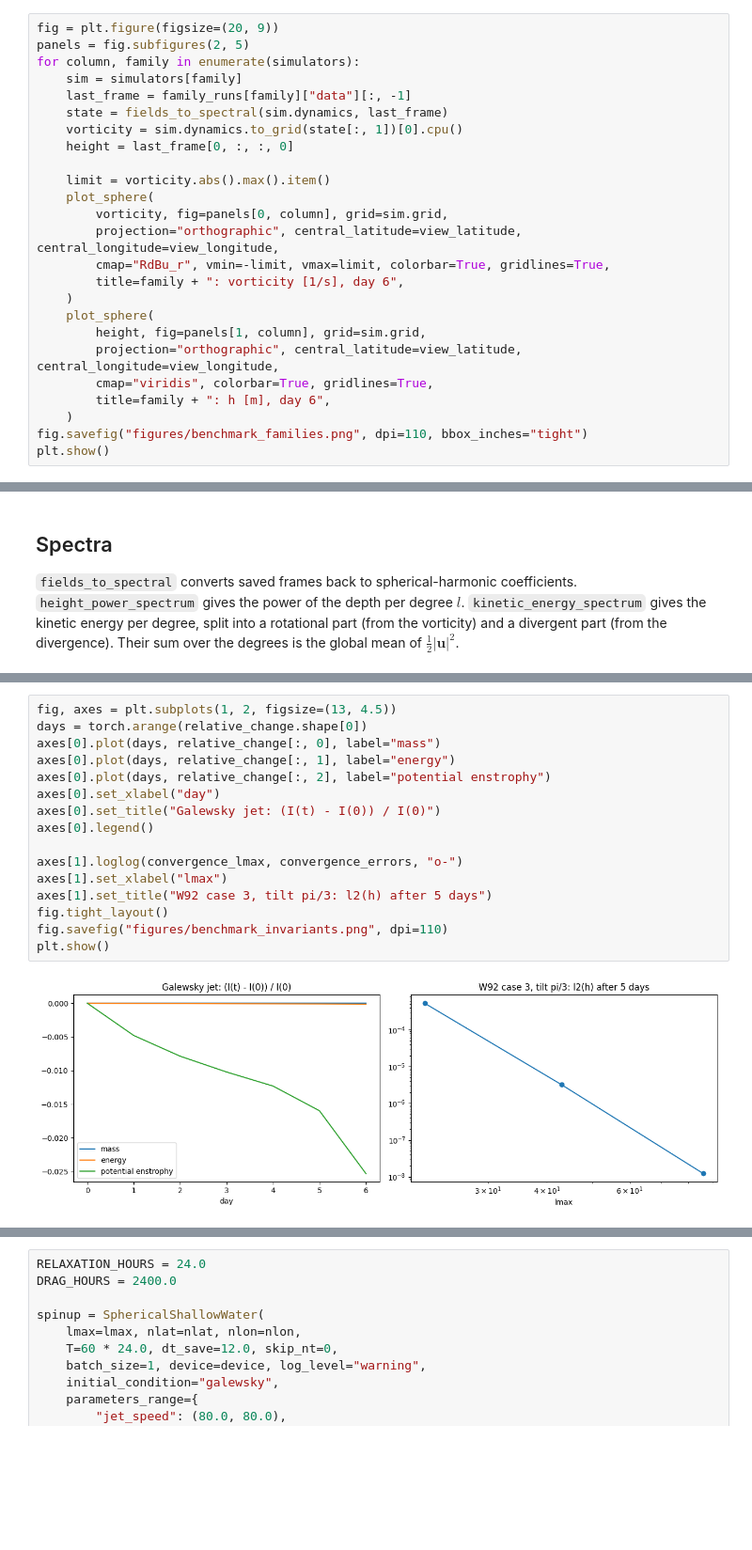
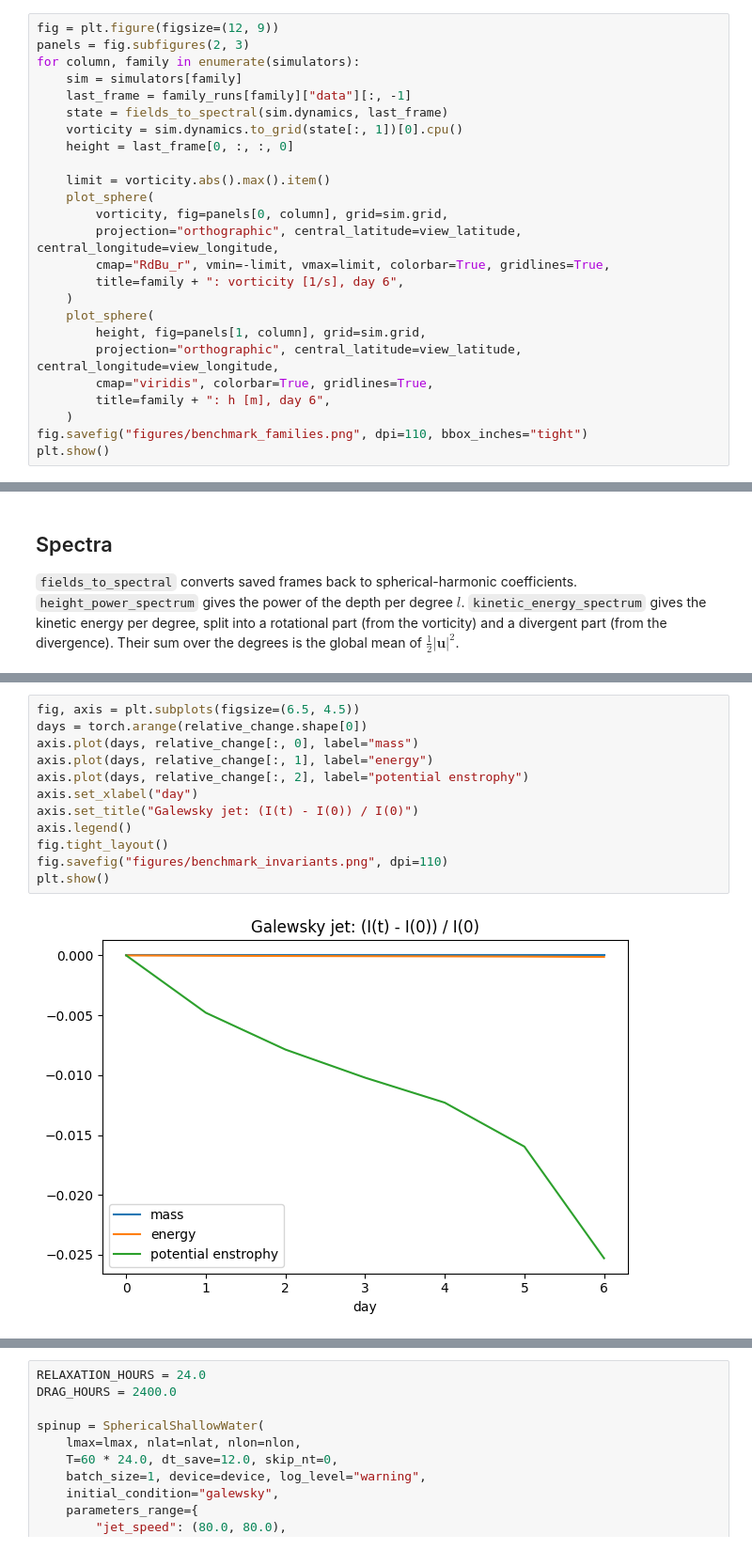
Before and after one commit to alan-turing-institute/autosim, a Jupyter notebook: examples/experimental/01_05_spherical_shallow_water_benchmark.ipynb, the cells around one changed output, grey strips where cells are left out. Shown at 94% size. Drawn from its saved outputs; the diff is of its cells as text; blank space fills up the shorter version.

```diff
--- a/examples/experimental/01_05_spherical_shallow_water_benchmark.ipynb
+++ b/examples/experimental/01_05_spherical_shallow_water_benchmark.ipynb
@@ -139,8 +107,8 @@ shamir_paldor (1, 7, 64, 128, 3)
 mountain (1, 7, 64, 128, 3)
 era5 (1, 7, 64, 128, 3)
 # %%
-fig = plt.figure(figsize=(20, 9))
-panels = fig.subfigures(2, 5)
+fig = plt.figure(figsize=(12, 9))
+panels = fig.subfigures(2, 3)
 for column, family in enumerate(simulators):
     sim = simulators[family]
     last_frame = family_runs[family]["data"][:, -1]
@@ -277,21 +203,17 @@ lmax =  86: l2(h) after 5 days = 1.23e-08
 # %%
-fig, axes = plt.subplots(1, 2, figsize=(13, 4.5))
+fig, axis = plt.subplots(figsize=(6.5, 4.5))
 days = torch.arange(relative_change.shape[0])
-axes[0].plot(days, relative_change[:, 0], label="mass")
-axes[0].plot(days, relative_change[:, 1], label="energy")
-axes[0].plot(days, relative_change[:, 2], label="potential enstrophy")
-axes[0].set_xlabel("day")
-axes[0].set_title("Galewsky jet: (I(t) - I(0)) / I(0)")
-axes[0].legend()
-
-axes[1].loglog(convergence_lmax, convergence_errors, "o-")
-axes[1].set_xlabel("lmax")
-axes[1].set_title("W92 case 3, tilt pi/3: l2(h) after 5 days")
+axis.plot(days, relative_change[:, 0], label="mass")
+axis.plot(days, relative_change[:, 1], label="energy")
+axis.plot(days, relative_change[:, 2], label="potential enstrophy")
+axis.set_xlabel("day")
+axis.set_title("Galewsky jet: (I(t) - I(0)) / I(0)")
+axis.legend()
 fig.tight_layout()
 fig.savefig("figures/benchmark_invariants.png", dpi=110)
 plt.show()
 # %% [output]
-[figure, old version]
+[figure, new version]
 # %% [markdown]
 ## Forced-dissipative regime
 
```
Also changed, not shown: parts of 19 cells of this notebook, 23 other files.
